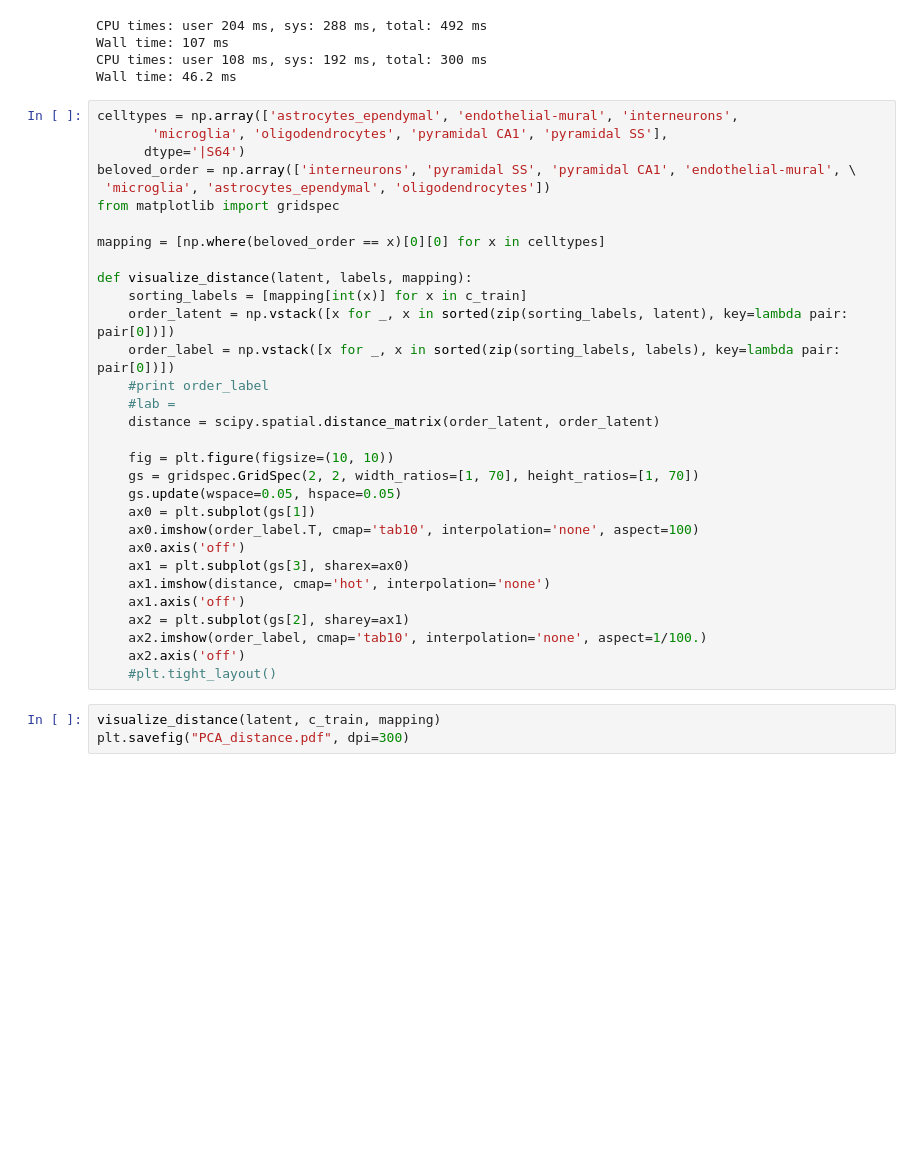
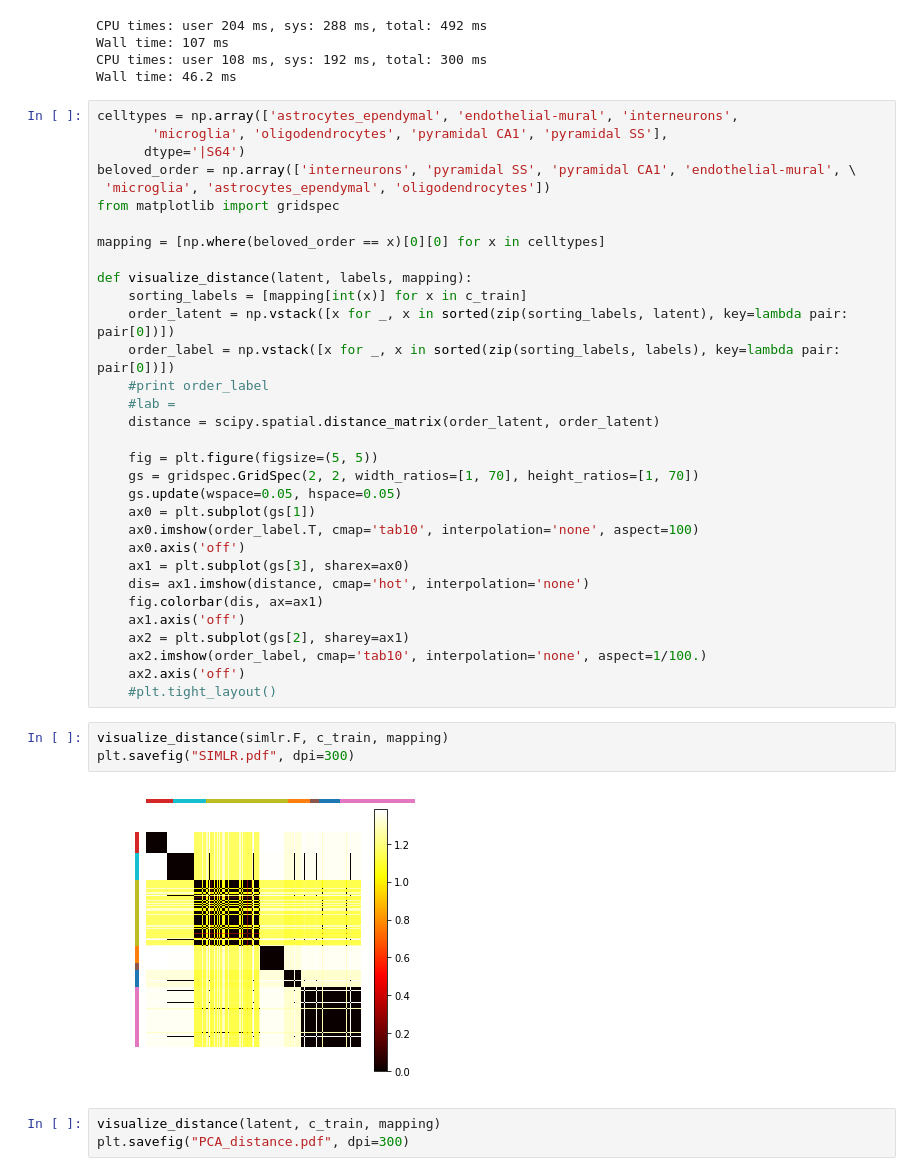
Before and after one commit to romain-lopez/scVI-reproducibility, a Jupyter notebook: CORTEX-prepro.ipynb, the cells around one changed output. Drawn from its saved outputs; the diff is of its cells as text; blank space fills up the shorter version.

```diff
--- a/CORTEX-prepro.ipynb
+++ b/CORTEX-prepro.ipynb
@@ -514,19 +517,25 @@ def visualize_distance(latent, labels, mapping):
     #lab =
     distance = scipy.spatial.distance_matrix(order_latent, order_latent)
 
-    fig = plt.figure(figsize=(10, 10))
+    fig = plt.figure(figsize=(5, 5))
     gs = gridspec.GridSpec(2, 2, width_ratios=[1, 70], height_ratios=[1, 70])
     gs.update(wspace=0.05, hspace=0.05)
     ax0 = plt.subplot(gs[1])
     ax0.imshow(order_label.T, cmap='tab10', interpolation='none', aspect=100)
     ax0.axis('off')
     ax1 = plt.subplot(gs[3], sharex=ax0)
-    ax1.imshow(distance, cmap='hot', interpolation='none')
+    dis= ax1.imshow(distance, cmap='hot', interpolation='none')
+    fig.colorbar(dis, ax=ax1)
     ax1.axis('off')
     ax2 = plt.subplot(gs[2], sharey=ax1)
     ax2.imshow(order_label, cmap='tab10', interpolation='none', aspect=1/100.)
     ax2.axis('off')
     #plt.tight_layout()
+# %%
+visualize_distance(simlr.F, c_train, mapping)
+plt.savefig("SIMLR.pdf", dpi=300)
+# %% [output]
+[figure, added]
 # %%
 visualize_distance(latent, c_train, mapping)
 plt.savefig("PCA_distance.pdf", dpi=300)
```
Also changed, not shown: parts of 3 cells of this notebook, 6 other files.
